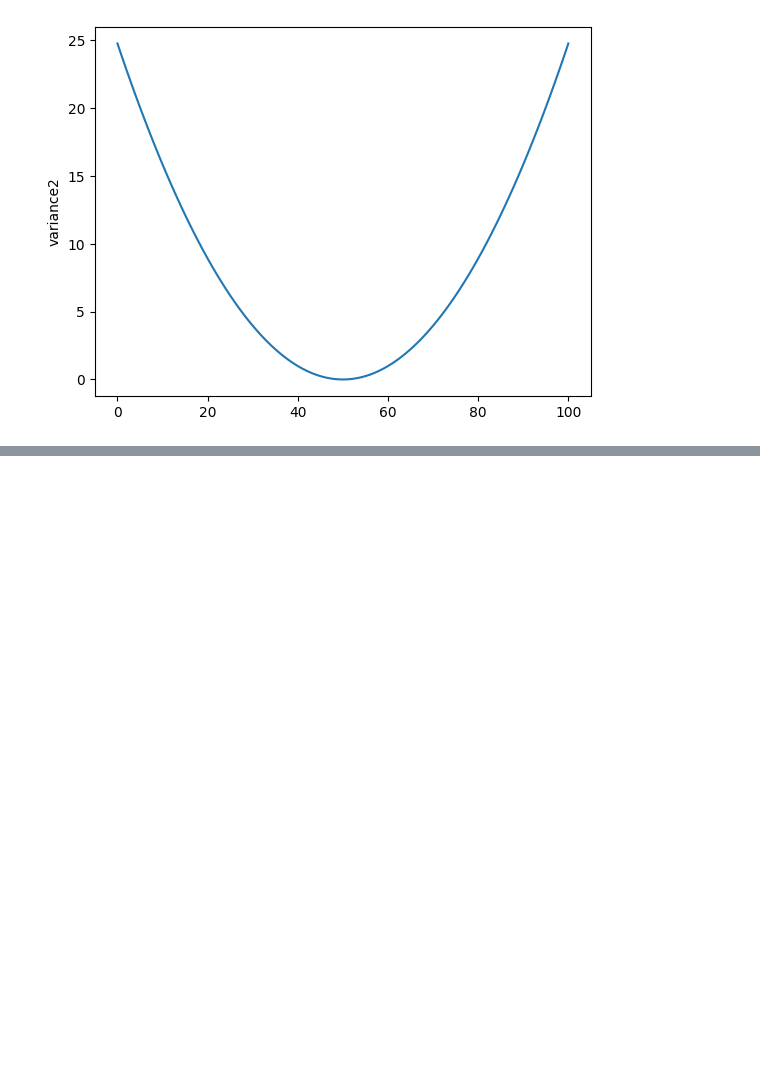
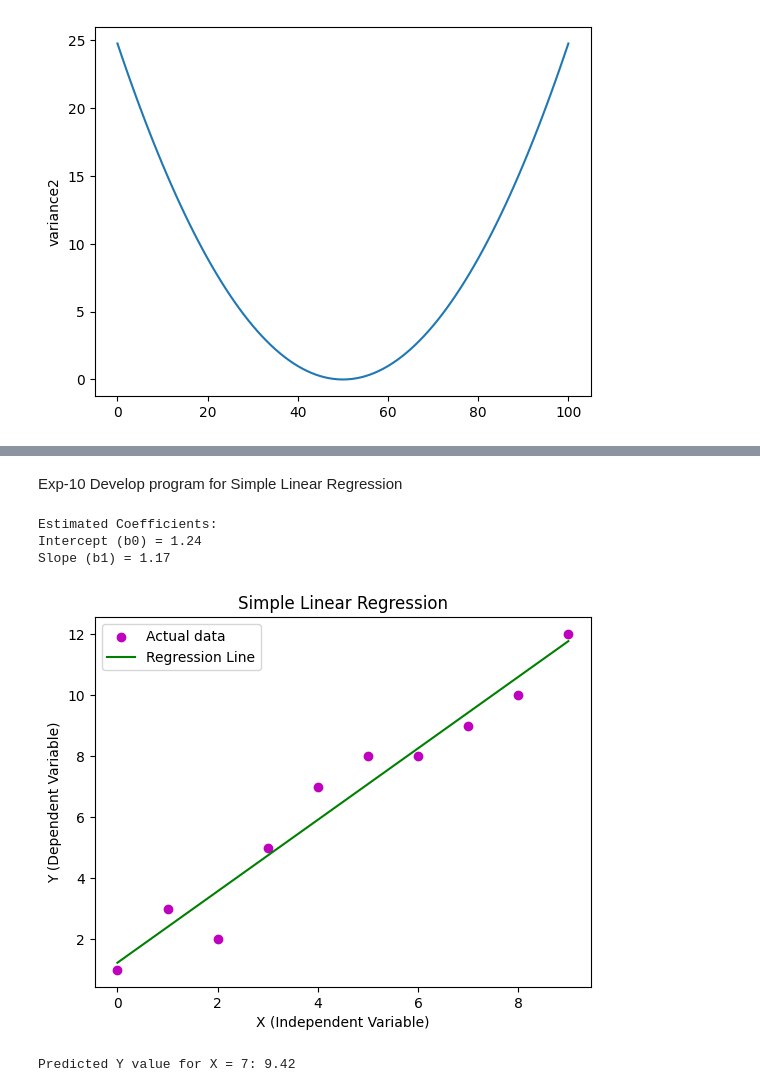
Before and after one commit to arz03/fds-lab, a Jupyter notebook: fds_lab_submission_3.ipynb, the cells around one changed output, grey strips where cells are left out. Cells and saved outputs as stored; diff of their text form; code cells hidden in the pictures; blank space fills up the shorter version.

```diff
--- a/fds_lab_submission_3.ipynb
+++ b/fds_lab_submission_3.ipynb
@@ -142,0 +234,80 @@ mean = 78.13333333333334
+# %% [markdown]
+Exp-10 Develop program for Simple Linear Regression
+# %%
+import numpy as np
+import matplotlib.pyplot as plt
+
+def estimate_coef(x, y):
+    """
+    Estimate the coefficients for Simple Linear Regression
+    using the least squares method.
+    """
+    # Number of data points
+    n = np.size(x)
+
+    # Compute means of x and y
+    mean_x = np.mean(x)
+    mean_y = np.mean(y)
+
+    # Calculate cross-deviation and deviation about x
+    SS_xy = np.sum(y * x) - n * mean_y * mean_x
+    SS_xx = np.sum(x * x) - n * mean_x * mean_x
+
+    # Compute regression coefficients
+    b_1 = SS_xy / SS_xx  # Slope
+    b_0 = mean_y - (b_1 * mean_x)  # Intercept
+
+    return (b_0, b_1)
+
+def plot_regression_line(x, y, b):
+    """
+    Plots the regression line along with the scatter plot of data points.
+    """
+    plt.scatter(x, y, color="m", marker="o", label="Actual data")
+
+    # Compute predicted y values
+    y_pred = b[0] + b[1] * x
+
+    # Plot regression line
+    plt.plot(x, y_pred, color="g", label="Regression Line")
+
+    # Labels and title
+    plt.xlabel("X (Independent Variable)")
+    plt.ylabel("Y (Dependent Variable)")
+    plt.title("Simple Linear Regression")
+    plt.legend()
+
+    # Show plot
+    plt.show()
+
+def predict(x_new, b):
+    """
+    Predict the y value for a given x using the regression equation.
+    """
+    return b[0] + b[1] * x_new
+
+def main():
+    # Sample Data (Example: Study Hours vs Exam Scores)
+    x = np.array([0, 1, 2, 3, 4, 5, 6, 7, 8, 9])  # Independent Variable
+    y = np.array([1, 3, 2, 5, 7, 8, 8, 9, 10, 12])  # Dependent Variable
+
+    # Estimate coefficients
+    b = estimate_coef(x, y)
+    print(f"Estimated Coefficients:\nIntercept (b0) = {b[0]:.2f}\nSlope (b1) = {b[1]:.2f}")
+
+    # Plot regression line
+    plot_regression_line(x, y, b)
+
+    # Predict value for a new x
+    x_new = 7
+    y_pred = predict(x_new, b)
+    print(f"Predicted Y value for X = {x_new}: {y_pred:.2f}")
+
+if __name__ == "__main__":
+    main()
+# %% [output]
+Estimated Coefficients:
+Intercept (b0) = 1.24
+Slope (b1) = 1.17
+[figure, added]
+Predicted Y value for X = 7: 9.42
```
Also changed, not shown: parts of 9 cells of this notebook.
